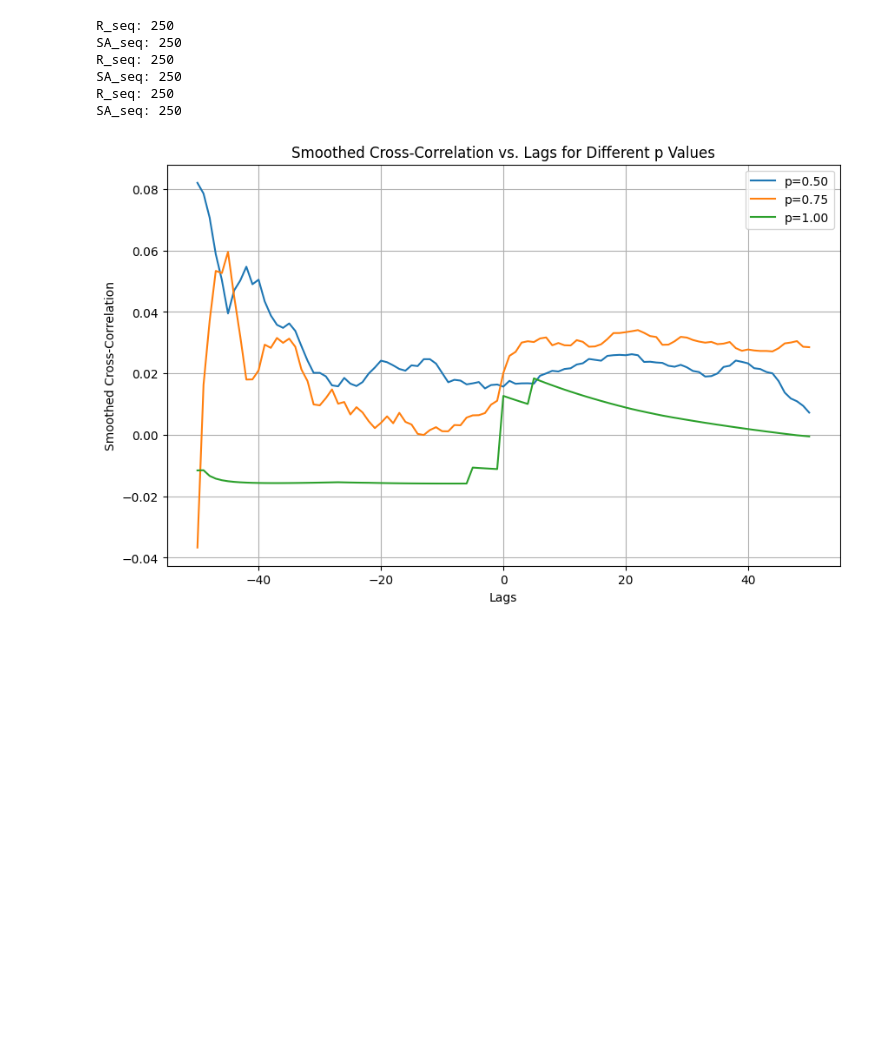
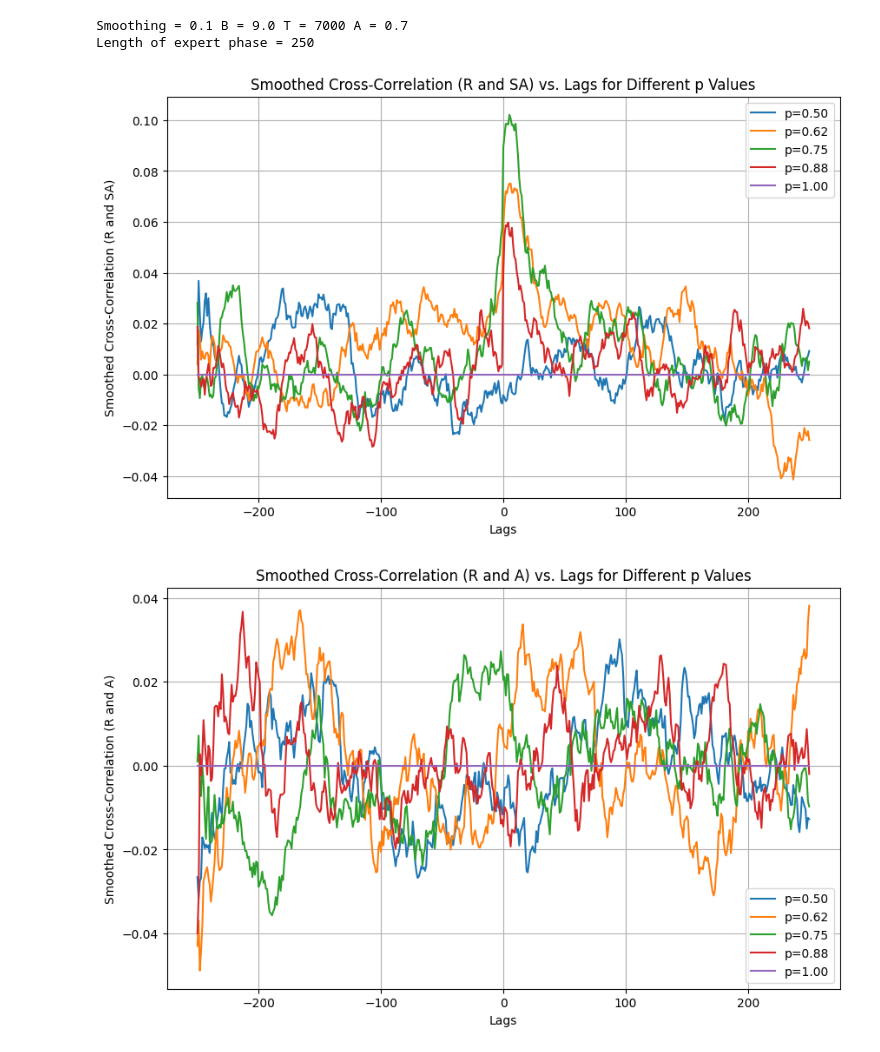
Before and after one commit to sabdi077/Max._Likelihood_-_Transient_Q_ij, a Jupyter notebook: SR:A_AR:S_R:AS_ANALYSIS.ipynb, the cells around one changed output. Saved outputs shown, nothing was run; the diff lists cells and outputs as text; code cells hidden in the pictures; blank space fills up the shorter version.

```diff
--- a/SR:A_AR:S_R:AS_ANALYSIS.ipynb
+++ b/SR:A_AR:S_R:AS_ANALYSIS.ipynb
@@ -13,16 +13,16 @@ links_16p_var = df['link_16p_var'].iloc[:mouse_per_mouse_type].dropna().tolist()
 links_WT_rev = df['link_WT_rev'].iloc[:mouse_per_mouse_type].dropna().tolist()
 links_WT_var = df['link_WT_var'].iloc[:mouse_per_mouse_type].dropna().tolist()
 
-def find_expert_segments(expert_series, choice):
+def find_expert_segments(expert_series, rew_prob, choice):
     expert_segments = []
     in_segment = False
     segment_start = None
 
-    for i, value in enumerate(expert_series):
-        if value and not in_segment:
+    for i in range(len(expert_series)):
+        if (expert_series[i] and rew_prob[i]==0.9) and not in_segment:
             in_segment = True
             segment_start = i
-        elif not value and in_segment:
+        elif not (expert_series[i] and rew_prob[i]==0.9) and in_segment:
             in_segment = False
             expert_segments.append([segment_start, i - 1])
             segment_start = None
@@ -40,7 +40,8 @@ def max_lag_per_mouseType(links, choice):
     for link in links:
         df = pd.read_csv('/Users/saadabdisalam/Documents/MouseData_and_Analysis2024-2025/' + link)
         expert_series = df['expert'].reset_index(drop=True)
-        expert_segments = find_expert_segments(expert_series, choice)
+        rew_prob = df['rew_prob'].reset_index(drop=True)
+        expert_segments = find_expert_segments(expert_series, rew_prob, choice)
         dic[link] = expert_segments
     return dic
 
@@ -662,68 +665,81 @@ def R_mapping(states, actions, rewards, expert_series):
         X.append(X_i)
     return X
 
-def avg_correlate(states, actions, rewards, expert_series):
-    max_lag = int(0.2*(250))
+def avg_correlate_R_SA(states, actions, rewards, expert_series, expert_length):
+    max_lag = int(0.2*(expert_length))
     R_seq = R_mapping(states, actions, rewards, expert_series)
     SA_seq = SA_mapping(states, actions, rewards, expert_series)
-
-    print("R_seq:", len(R_seq))  # Add this line
-    print("SA_seq:", len(SA_seq))  # Add this line
-
     cross_corr = cross_correlation_manual(R_seq, SA_seq, SA_seq, max_lag)
     lags = list(range(-max_lag, max_lag + 1))
     return cross_corr, lags
 
-
+def avg_correlate_R_A(states, actions, rewards, expert_series, expert_length):
+    max_lag = int(0.2*(expert_length))
+    R_seq = R_mapping(states, actions, rewards, expert_series)
+    A_seq = A_mapping(states, actions, rewards, expert_series)
+    cross_corr = cross_correlation_manual(R_seq, A_seq, A_seq, max_lag)
+    lags = list(range(-max_lag, max_lag + 1))
+    return cross_corr, lags
 
 def exponential_smoothing(series, alpha):
 
     return series.ewm(alpha=alpha).mean()
 
 
 # Main code
 # Main code
-def main(T, A, B, p, alpha):
-    sim = Simulation(T, p)
+def main(T, A, B, p, alpha, expert_length):
+    sim = Simulation(T, p, expert_length)
     states, actions, rewards, _, _, expert_series = sim.Generate_SAR(A, B)
-    y_mouse_rev, x_mouse_rev = avg_correlate(states, actions, rewards, expert_series)
+    y_mouse_rev_R_SA, x_mouse_rev_R_SA = avg_correlate_R_SA(states, actions, rewards, expert_series, expert_length)
+    y_mouse_rev_R_A, x_mouse_rev_R_A = avg_correlate_R_A(states, actions, rewards, expert_series, expert_length)
+    y_mouse_rev_smoothed_R_SA = exponential_smoothing(pd.Series(y_mouse_rev_R_SA), alpha).values
+    y_mouse_rev_smoothed_R_A = exponential_smoothing(pd.Series(y_mouse_rev_R_A), alpha).values
+    return {'R_SA': [x_mouse_rev_R_SA, y_mouse_rev_smoothed_R_SA], 'R_A': [x_mouse_rev_R_A, y_mouse_rev_smoothed_R_A]}
 
-    y_mouse_rev_smoothed = exponential_smoothing(pd.Series(y_mouse_rev), alpha).values
-
-    return x_mouse_rev, y_mouse_rev_smoothed
-
-ps = np.linspace(0.5, 1, 3)
+ps = np.linspace(0.5, 1, 5)
 alpha = float(input('What smoothing value would you like? (between 0 and 1): ').strip())
 T = int(input('What number of trials would you like? '))
 A = float(input('What learning rate would you like? '))
 B = float(input('What beta would you like? '))
+N = int(input("How large a lag do you want"))
 
 if __name__ == "__main__":
+    print(f"Smoothing = {alpha}", f"B = {B}", f"T = {T}", f"A = {A}")
+    print(f'Length of expert phase = {N}')
+
     plt.figure(figsize=(10, 6))
 
     for p in ps:
-        x_mouse_rev, y_mouse_rev_smoothed = main(T, A, B, p, alpha)
-        plt.plot(x_mouse_rev, y_mouse_rev_smoothed, label=f'p={p:.2f}')
+        x_mouse_rev, y_mouse_rev_smoothed_R_SA = main(T, A, B, p, alpha, expert_length=N/0.2)['R_SA']
+        plt.plot(x_mouse_rev, y_mouse_rev_smoothed_R_SA, label=f'p={p:.2f}')
 
     plt.xlabel('Lags')
-    plt.ylabel('Smoothed Cross-Correlation')
-    plt.title('Smoothed Cross-Correlation vs. Lags for Different p Values')
+    plt.ylabel('Smoothed Cross-Correlation (R and SA)')
+    plt.title('Smoothed Cross-Correlation (R and SA) vs. Lags for Different p Values')
     plt.legend()
     plt.grid(True)
     plt.show()
 
+    plt.figure(figsize=(10, 6))
+    for p in ps:
+        x_mouse_rev, y_mouse_rev_smoothed_R_A = main(T, A, B, p, alpha, expert_length=N/0.2)['R_A']
+        plt.plot(x_mouse_rev, y_mouse_rev_smoothed_R_A, label=f'p={p:.2f}')
 
+    plt.xlabel('Lags')
+    plt.ylabel('Smoothed Cross-Correlation (R and A)')
+    plt.title('Smoothed Cross-Correlation (R and A) vs. Lags for Different p Values')
+    plt.legend()
+    plt.grid(True)
+    plt.show()
 
     # To avoid std = 0, try betas that are small and large number of trials
     # usually p = 1, has std = 0
 # %% [output]
-R_seq: 250
-SA_seq: 250
-R_seq: 250
-SA_seq: 250
-R_seq: 250
-SA_seq: 250
+Smoothing = 0.1 B = 9.0 T = 7000 A = 0.7
+Length of expert phase = 250
-[figure, old version]
+[figure, new version]
+[figure, added]
 # %%
 import numpy as np
 import pandas as pd
```
Also changed, not shown: parts of 5 cells of this notebook.
